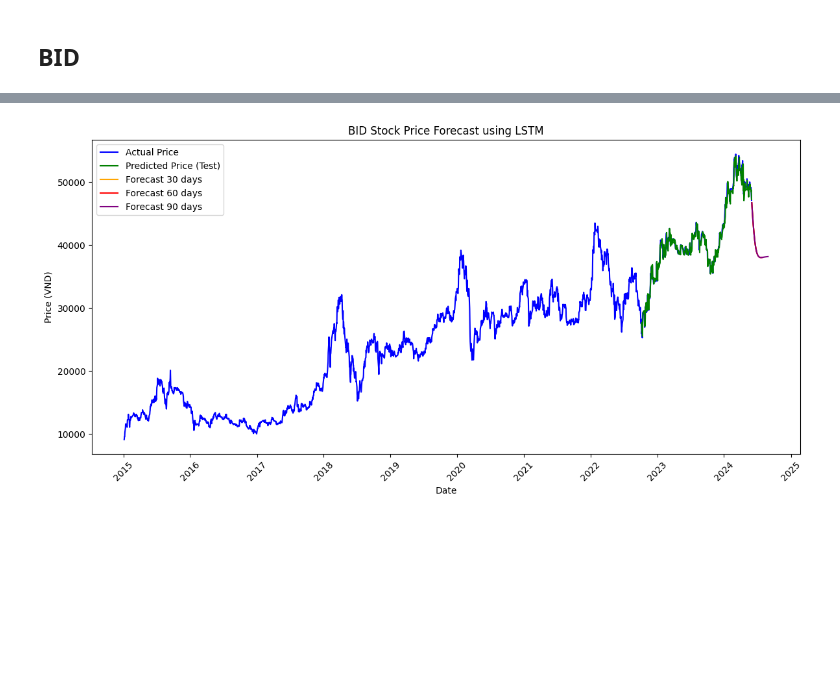
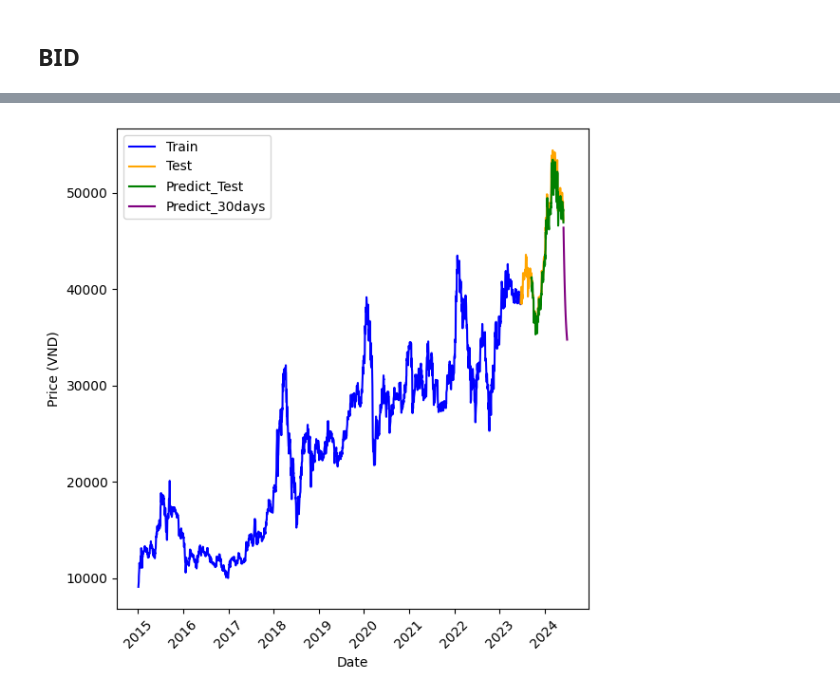
Before and after one commit to ngvmanh/IS403_O22_HTCL_14, a Jupyter notebook: Model/LSTM(9-1).ipynb, the cells around one changed output, grey strips where cells are left out. Saved outputs shown, nothing was run; the diff lists cells and outputs as text; code cells hidden in the pictures; blank space fills up the shorter version.

```diff
--- a/Model/LSTM(9-1).ipynb
+++ b/Model/LSTM(9-1).ipynb
@@ -382,31 +402,33 @@ Epoch 1/100
 # %%
 # Trực quan hóa
-plt.figure(figsize=(12, 6))
+plt.figure(figsize=(6, 6))
 
-# Vẽ giá thực tế
-plt.plot(df.index, df['Price'], label='Actual Price', color='blue')  # Plot all data
+# Vẽ giá thực tế (Tất cả dữ liệu)
+plt.plot(df.index[:train_size], df['Price'][:train_size], label='Train', color='blue')
 
-# Vẽ giá dự đoán trên tập kiểm tra (chỉ trong khoảng thời gian của tập kiểm tra)
+plt.plot(df.index[train_size:], df['Price'][train_size:], label='Test', color='orange')
+
+# Vẽ giá dự đoán trên tập kiểm tra
 test_data_start = df.index[train_size + n_lookback]
 test_data_end = df.index[-1]
-plt.plot(df.index[train_size + n_lookback: len(Y_pred_test) + train_size + n_lookback],
-         Y_pred_test, label='Predicted Price (Test)', color='green')
+plt.plot(df.index[train_size + n_lookback: len(Y_pred_test) + train_size + n_lookback], Y_pred_test, label='Predict_Test', color='green')
+
 
 # Vẽ giá dự đoán trong tương lai
-future_dates = pd.date_range(start=df.index[-1], periods=91)[1:] # Start from the day after the last data point
-plt.plot(future_dates[:30], future_predictions[:30], label='Forecast 30 days', color='orange')
-plt.plot(future_dates[:60], future_predictions[:60], label='Forecast 60 days', color='red')
-plt.plot(future_dates, future_predictions, label='Forecast 90 days', color='purple')
+future_dates = pd.date_range(start=df.index[-1], periods=91)[1:]  # Ngày bắt đầu sau ngày cuối cùng của dữ liệu
+plt.plot(future_dates[:30], future_predictions[:30], label='Predict_30days', color='purple')
+# plt.plot(future_dates[:60], future_predictions[:60], label='Predict_60days', color='red')
+# plt.plot(future_dates, future_predictions, label='Predict_90days', color='purple')
 
-plt.title('BID Stock Price Forecast using LSTM')
+# plt.title('BID Stock Price Forecast using LSTM 9:1')
 plt.xlabel('Date')
 plt.ylabel('Price (VND)')
 plt.legend()
 plt.xticks(rotation=45)
 plt.tight_layout()
 plt.show()
 # %% [output]
-[figure, old version]
+[figure, new version]
 # %%
 # Tạo dataframe mới chứa ngày tháng và giá trị dự đoán tương lai
 future_dates = pd.date_range(start=df.index[-1], periods=91)[1:] # Bắt đầu từ ngày sau ngày cuối cùng trong dữ liệu lịch sử
```
Also changed, not shown: parts of 5 cells of this notebook, 1 other file.
